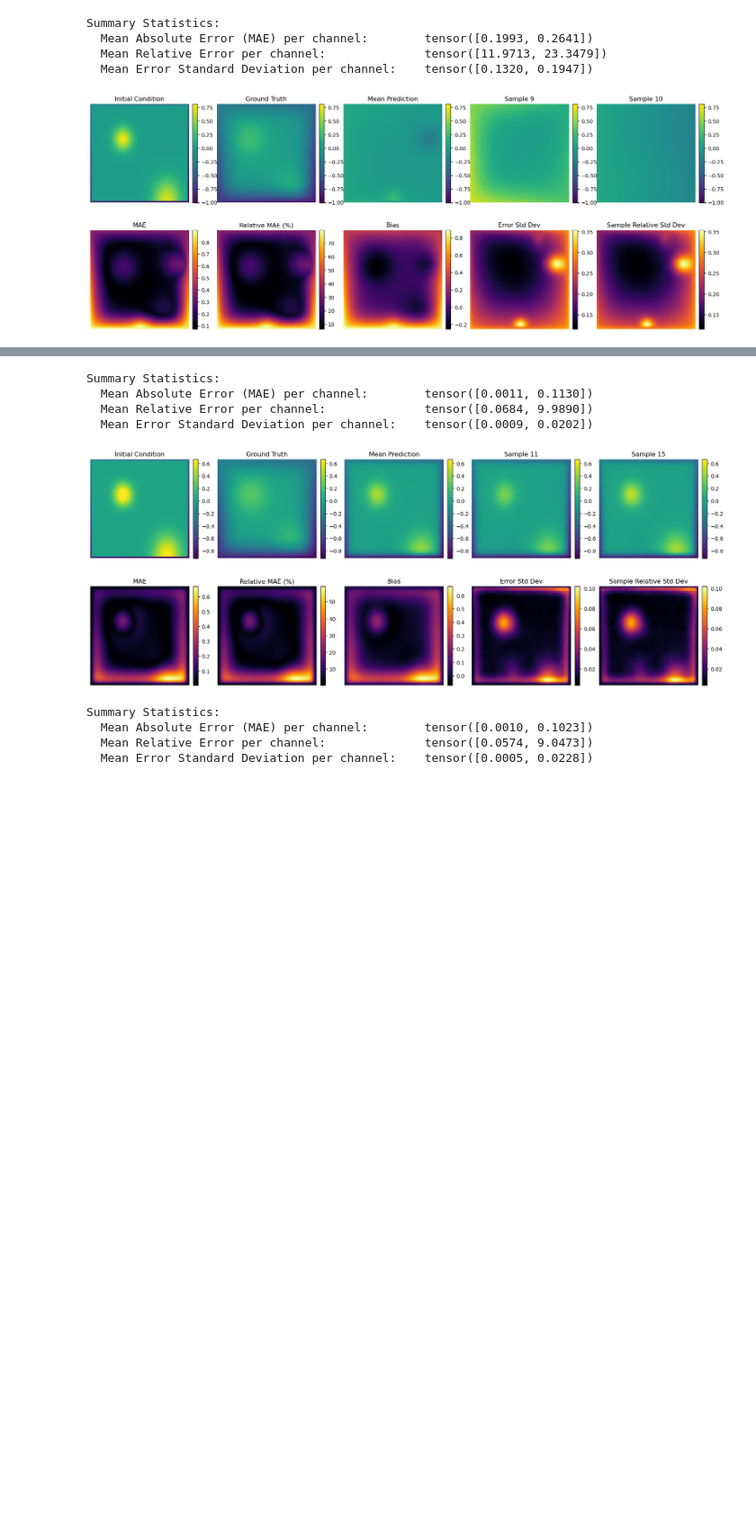
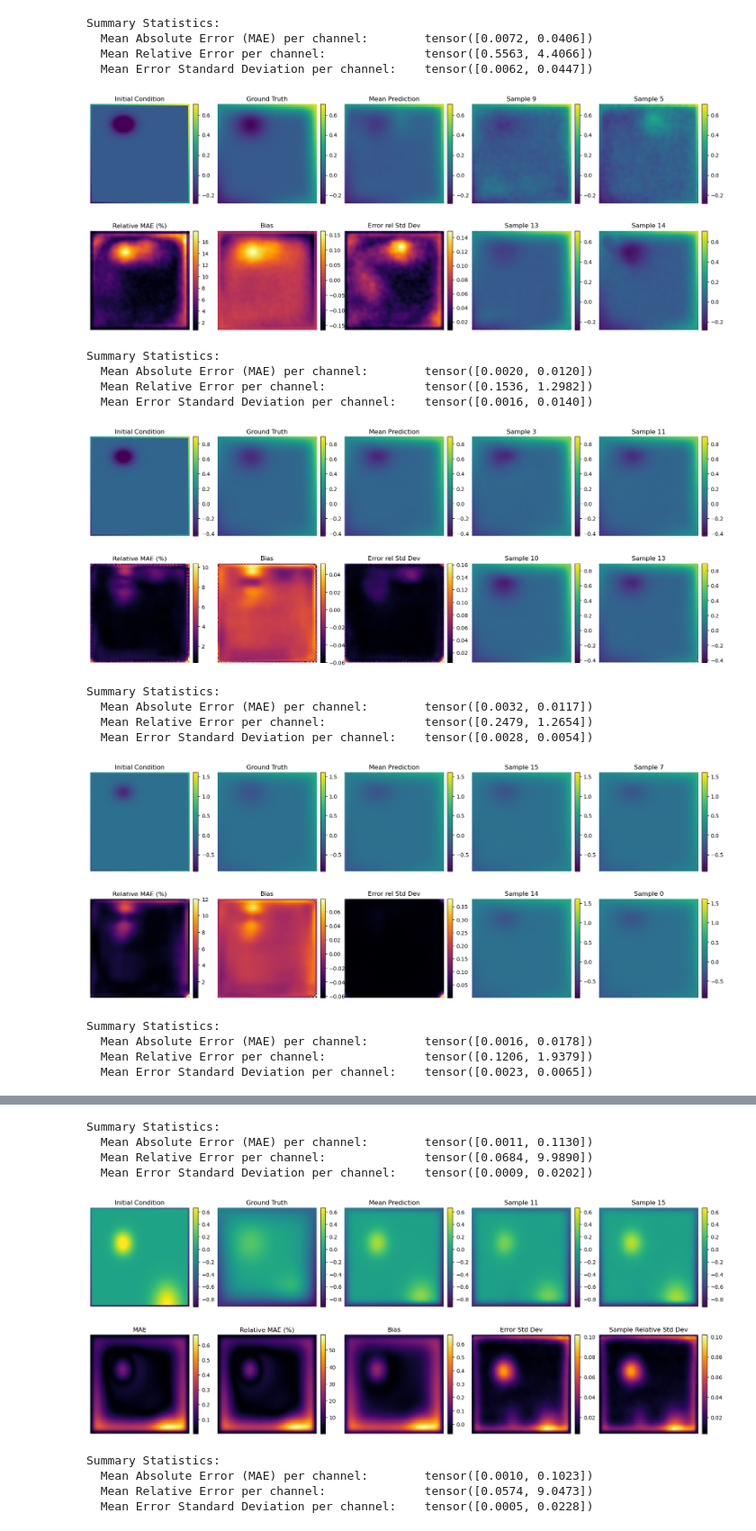
Before and after one commit to cmt-dtu-energy/dynamical-pde-diffusion, a Jupyter notebook: notebooks/inspect_models.ipynb, the cells around one changed output, grey strips where cells are left out. Shown at 90% size. Drawn from its saved outputs; the diff is of its cells as text; code cells hidden in the pictures; blank space fills up the shorter version.

```diff
--- a/notebooks/inspect_models.ipynb
+++ b/notebooks/inspect_models.ipynb
@@ -297,7 +290,7 @@ def plot_and_compute_metrics(samples, OBS, ch_idx):
     pixel_rel_error = pixel_MAE / (denom + 1e-8) * 100.0       # (C, H, W)
     pixel_bias = errors.mean(dim=0)                            # (C, H, W)
     pixel_std = errors.std(dim=0) / (denom + 1e-8)             # (C, H, W)
-    pixel_rel_std = samples.std(dim=0) / (denom + 1e-8)        # (C, H, W)
+    #pixel_rel_std = samples.std(dim=0) / (denom + 1e-8)        # (C, H, W)
 
     # ----- Scalar summaries (averaged over channels & space) -----
     MAE = pixel_MAE.mean(dim=(1, 2))
@@ -310,23 +303,25 @@ def plot_and_compute_metrics(samples, OBS, ch_idx):
     print(f"  Mean Error Standard Deviation per channel:\t{mean_std}")
 
     # ----- Select the channel to PLOT stats for -----
-    mae_plot = pixel_MAE[ch_plot]
+    #mae_plot = pixel_MAE[ch_plot]
     rel_mae_plot = pixel_rel_error[ch_plot]
     bias_plot = pixel_bias[ch_plot]
     std_plot = pixel_std[ch_plot]
-    rel_std_plot = pixel_rel_std[ch_plot]
-
-    plt_stat_data = [mae_plot, rel_mae_plot, bias_plot, std_plot, rel_std_plot]
-    titles_stat = ["MAE", "Relative MAE (%)", "Bias", "Error Std Dev", "Sample Relative Std Dev"]
+    #rel_std_plot = pixel_rel_std[ch_plot]
 
     # ----- Image plots -----
-    idx0, idx1 = np.random.choice(B, size=2, replace=False)
+    idx0, idx1, idx2, idx3 = np.random.choice(B, size=4, replace=False)
     mean_pred = samples[:, ch_plot].mean(dim=0)
     sample0 = samples[idx0, ch_plot]
     sample1 = samples[idx1, ch_plot]
+    sample2 = samples[idx2, ch_plot]
+    sample3 = samples[idx3, ch_plot]
 
     plt_data = [OBS[0], OBS[1], mean_pred, sample0, sample1]
     titles = ["Initial Condition", "Ground Truth", "Mean Prediction", f"Sample {idx0}", f"Sample {idx1}"]
+
+    plt_stat_data = [rel_mae_plot, bias_plot, std_plot, sample2, sample3]
+    titles_stat = ["Relative MAE (%)", "Bias", "Error rel Std Dev", f"Sample {idx2}", f"Sample {idx3}"]
 
     if C == 1:
         obs_for_color = OBS[1]  # stats vs GT
@@ -349,7 +344,8 @@ def plot_and_compute_metrics(samples, OBS, ch_idx):
 
     # Bottom row: statistics maps for the selected channel
     for i, (data, title) in enumerate(zip(plt_stat_data, titles_stat)):
-        im = axs[1, i].imshow(data.cpu(), cmap="inferno")
+        is_sample = "sample" in title.lower()
+        im = axs[1, i].imshow(data.cpu(), cmap="viridis" if is_sample else "inferno", vmin=vmin if is_sample else None, vmax=vmax if is_sample else None)
         axs[1, i].set_title(title)
         axs[1, i].axis('off')
         divider = make_axes_locatable(axs[1, i])
@@ -370,15 +366,38 @@ Summary Statistics:
 # %%
-#edm.load_state_dict(torch.load(get_model(runs[-1]), weights_only=True))
-with dpde.sampling.sampling_context(sampler):
-    samples = sampler.sample(
-        labels=labels,
-        #net_obs=net_obs,
-        num_steps=num_steps,
-    )
-plot_and_compute_metrics(samples, OBS, 1)
+num_steps_list = [30, 50, 100, 300, 700, 1000]
+for ns in num_steps_list:
+    with dpde.sampling.sampling_context(sampler):
+        samples, losses = sampler.sample_conditional(
+            labels=labels,
+            net_obs=net_obs,
+            obs_a=obs_a,
+            obs_u=obs_u,
+            mask_a=mask_a,
+            mask_u=mask_u,
+            zeta_a=zeta_a,
+            zeta_u=zeta_u,
+            zeta_pde=zeta_pde,
+            num_steps=ns,
+            return_losses=False,
+        )
+    plot_and_compute_metrics(samples, OBS, 1)
 # %% [output]
 Summary Statistics:
-  Mean Absolute Error (MAE) per channel:        tensor([0.1993, 0.2641])
-  Mean Relative Error per channel:              tensor([11.9713, 23.3479])
-  Mean Error Standard Deviation per channel:    tensor([0.1320, 0.1947])
+  Mean Absolute Error (MAE) per channel:        tensor([0.0072, 0.0406])
+  Mean Relative Error per channel:              tensor([0.5563, 4.4066])
+  Mean Error Standard Deviation per channel:    tensor([0.0062, 0.0447])
-[figure, old version]
+[figure, new version]
+Summary Statistics:
+  Mean Absolute Error (MAE) per channel:        tensor([0.0020, 0.0120])
+  Mean Relative Error per channel:              tensor([0.1536, 1.2982])
+  Mean Error Standard Deviation per channel:    tensor([0.0016, 0.0140])
+[figure, added]
+Summary Statistics:
+  Mean Absolute Error (MAE) per channel:        tensor([0.0032, 0.0117])
+  Mean Relative Error per channel:              tensor([0.2479, 1.2654])
+  Mean Error Standard Deviation per channel:    tensor([0.0028, 0.0054])
+[figure, added]
+Summary Statistics:
+  Mean Absolute Error (MAE) per channel:        tensor([0.0016, 0.0178])
+  Mean Relative Error per channel:              tensor([0.1206, 1.9379])
+  Mean Error Standard Deviation per channel:    tensor([0.0023, 0.0065])
```
Also changed, not shown: parts of 11 cells of this notebook, 2 other files.
